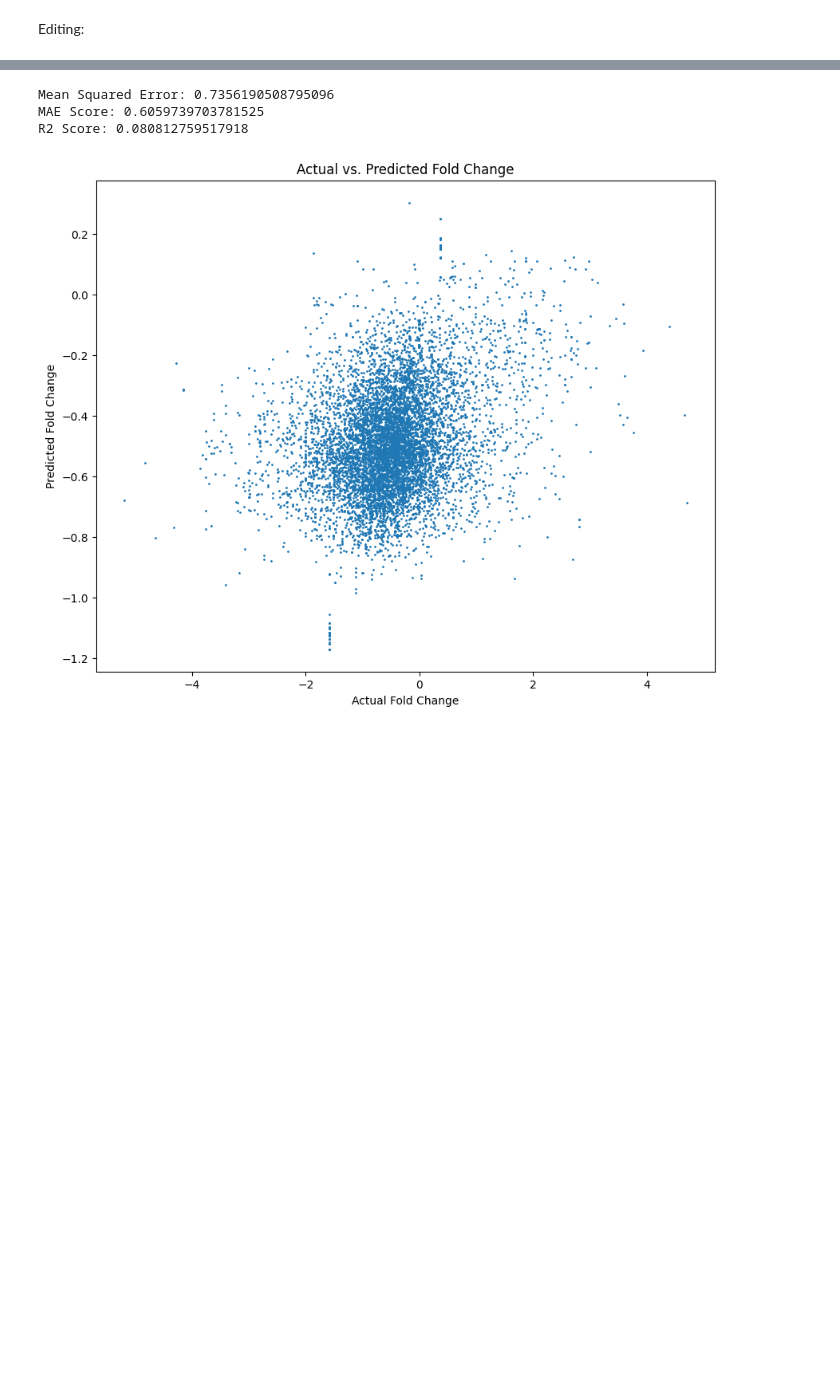
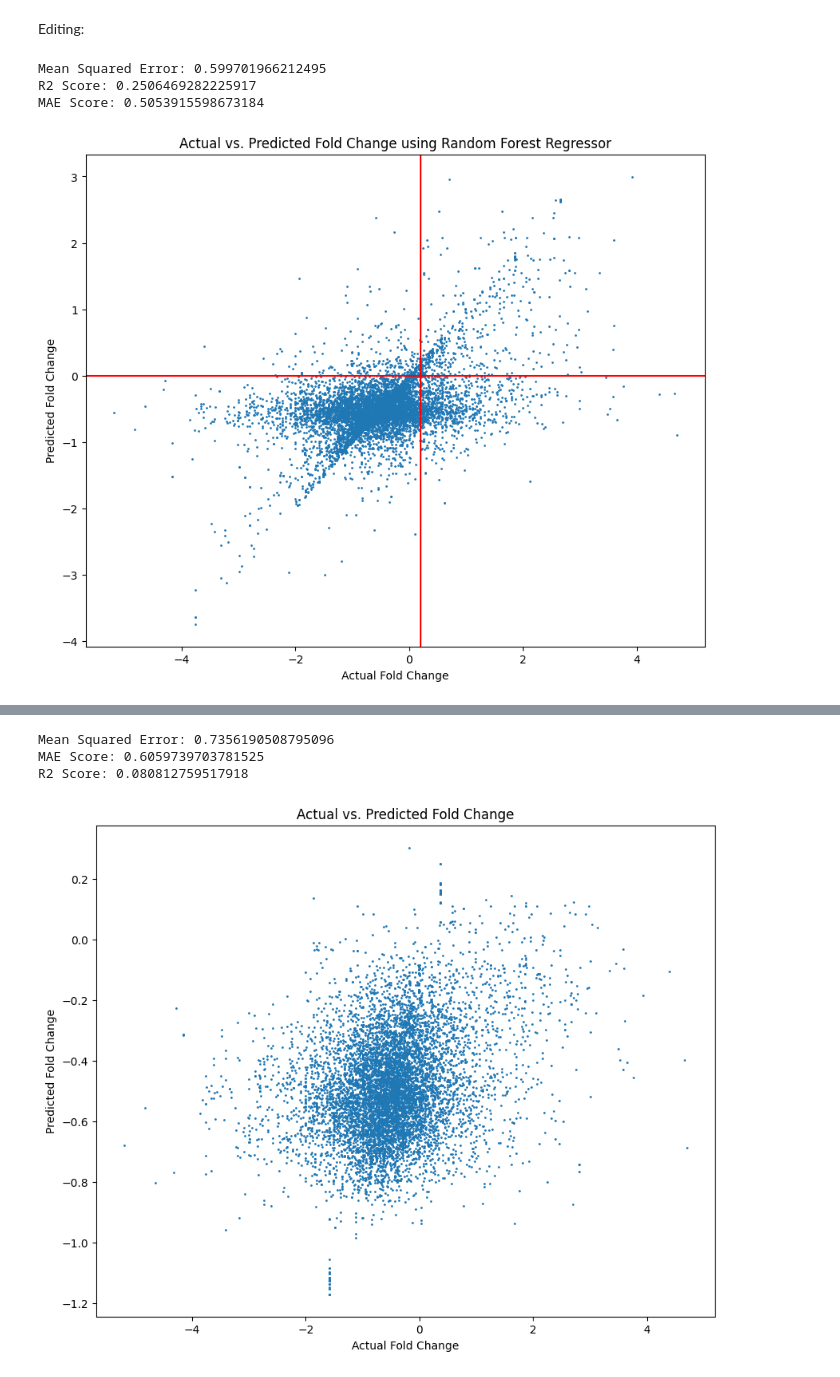
Before and after one commit to vratins/PromoterStrength, a Jupyter notebook: regressionModel.ipynb, the cells around one changed output, grey strips where cells are left out. Saved outputs shown, nothing was run; the diff lists cells and outputs as text; code cells hidden in the pictures; blank space fills up the shorter version.

```diff
--- a/regressionModel.ipynb
+++ b/regressionModel.ipynb
@@ -126,32 +116,37 @@ Editing:
 # %%
 X = features
 y = log_foldChange
 X_train, X_test, y_train, y_test = train_test_split(X, y, test_size=0.2, random_state=42)
 
 model = RandomForestRegressor()
 model.fit(X_train, y_train)
 y_pred_rfe = model.predict(X_test)
 
 mse = mean_squared_error(y_test, y_pred_rfe)
 print(f'Mean Squared Error: {mse}')
 
 r2 = r2_score(y_test, y_pred_rfe)
 print(f'R2 Score: {r2}')
 
 mae = mean_absolute_error(y_test, y_pred_rfe)
 print(f'MAE Score: {mae}')
 
 plt.figure(figsize=(10, 8))
-plt.scatter(y_test, y_pred, s=1)
+plt.scatter(y_test, y_pred_rfe, s=1)
 plt.xlabel('Actual Fold Change')
 plt.ylabel('Predicted Fold Change')
 plt.axhline(y=0.0, color='r', linestyle='-')
 plt.axvline(x=0.2, color='r', linestyle='-')
 plt.title('Actual vs. Predicted Fold Change using Random Forest Regressor')
 plt.show()
 # Latest Values:
 # Mean Squared Error: 0.5992294664900981
 # R2 Score: 0.25123733668936443
 # MAE Score: 0.505280096378512
+# %% [output]
+Mean Squared Error: 0.599701966212495
+R2 Score: 0.2506469282225917
+MAE Score: 0.5053915598673184
+[figure, added]
 # %%
 # Cutoff values
```
Also changed, not shown: parts of 3 cells of this notebook, 8 other files.
